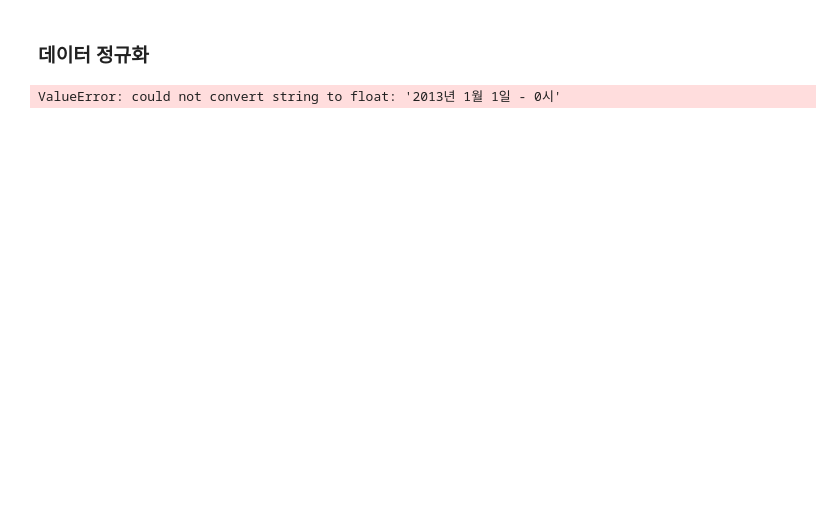
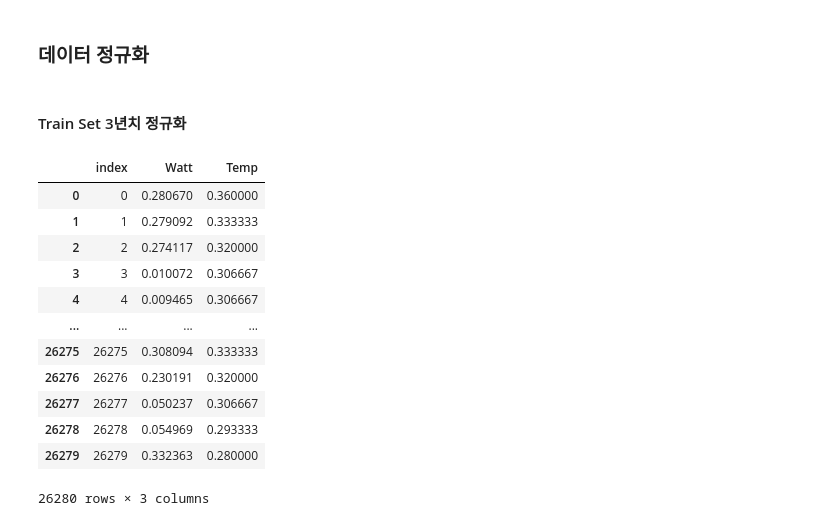
Before and after one commit to Chromatic-Hwi/Electric_Power_Forecasting, a Jupyter notebook: electric_power_consumption/LSTM_Enerssum.ipynb, the cells around one changed output. Saved outputs shown, nothing was run; the diff lists cells and outputs as text; code cells hidden in the pictures; blank space fills up the shorter version.

```diff
--- a/electric_power_consumption/LSTM_Enerssum.ipynb
+++ b/electric_power_consumption/LSTM_Enerssum.ipynb
@@ -105,16 +122,31 @@ plt.show()
 # %% [markdown]
 ### 데이터 정규화
+# %% [markdown]
+#### Train Set 3년치 정규화
 # %%
 from sklearn.preprocessing import MinMaxScaler
 
 Data_3Y.sort_index(ascending=False).reset_index(drop=True)
 
 scaler = MinMaxScaler()
-scale_cols = ['DateTime', 'Day', 'Holiday', 'Seq', 'Watt', 'Temp']
+scale_cols = ['Watt', 'Temp']
 Data_3Y_scaled = scaler.fit_transform(Data_3Y[scale_cols])
 Data_3Y_scaled = pd.DataFrame(Data_3Y_scaled)
 Data_3Y_scaled.columns = scale_cols
 
+Data_3Y_scaled=Data_3Y_scaled.reset_index()
 Data_3Y_scaled
 # %% [output]
+|  | index | Watt | Temp |
+| 0 | 0 | 0.280670 | 0.360000 |
+| 1 | 1 | 0.279092 | 0.333333 |
+| 2 | 2 | 0.274117 | 0.320000 |
+| 3 | 3 | 0.010072 | 0.306667 |
+| 4 | 4 | 0.009465 | 0.306667 |
+| ... | ... | ... | ... |
+| 26275 | 26275 | 0.308094 | 0.333333 |
+| 26276 | 26276 | 0.230191 | 0.320000 |
+| 26277 | 26277 | 0.050237 | 0.306667 |
+| 26278 | 26278 | 0.054969 | 0.293333 |
+| 26279 | 26279 | 0.332363 | 0.280000 |
-ValueError: could not convert string to float: '2013년 1월 1일 - 0시'
+26280 rows × 3 columns
```
Also changed, not shown: parts of 10 cells of this notebook.
